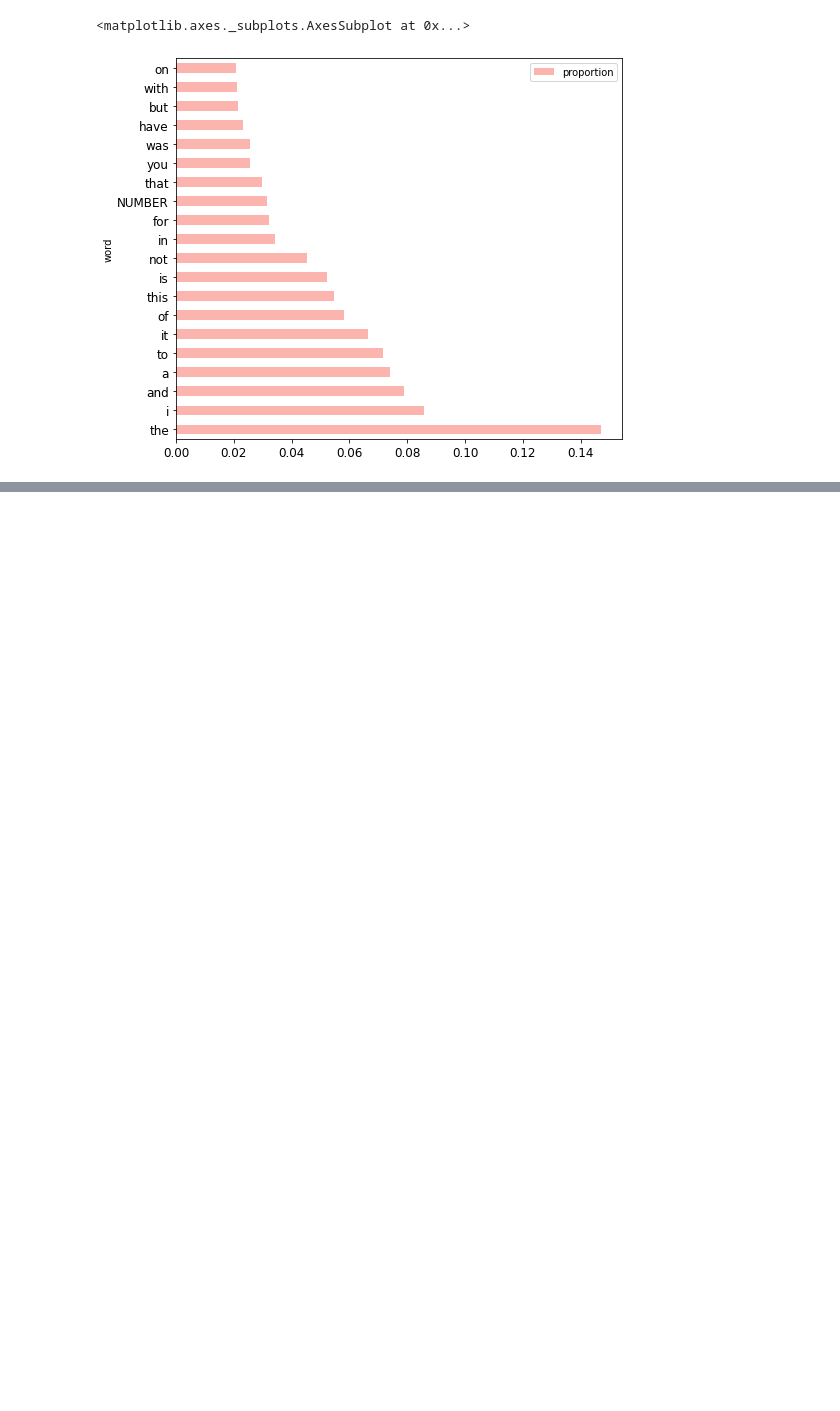
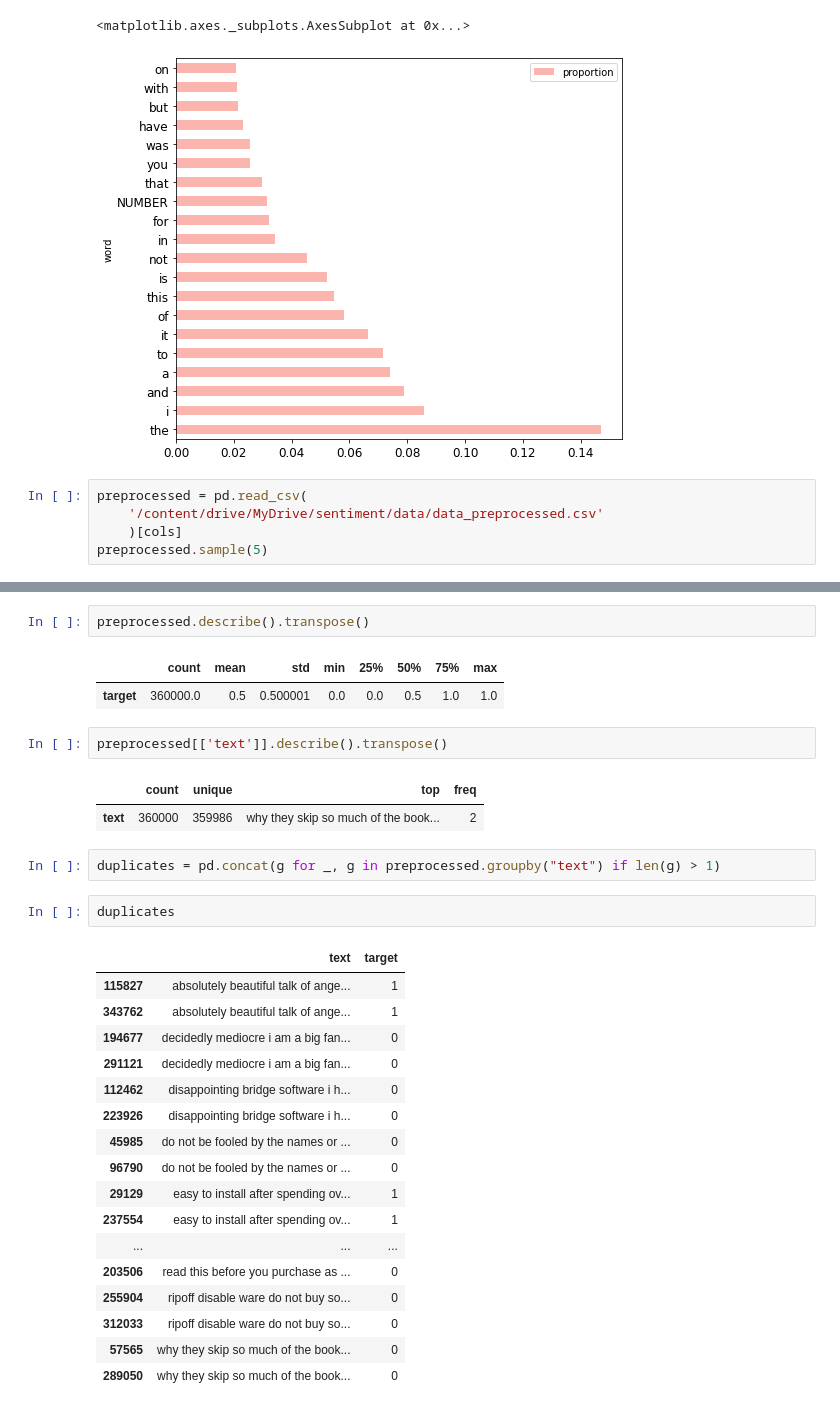
Before and after one commit to ppkgtmm/sentiment, a Jupyter notebook: EDA_amazon.ipynb, the cells around one changed output, grey strips where cells are left out. Cells and saved outputs as stored; diff of their text form; blank space fills up the shorter version.

```diff
--- a/EDA_amazon.ipynb
+++ b/EDA_amazon.ipynb
@@ -263,3 +268,8 @@ count_df.plot(kind='barh', x='word', y='proportion', rot=0, \
 # %% [output]
 <matplotlib.axes._subplots.AxesSubplot at 0x...>
 [figure]
+# %%
+preprocessed = pd.read_csv(
+    '/content/drive/MyDrive/sentiment/data/data_preprocessed.csv'
+    )[cols]
+preprocessed.sample(5)
@@ -265,0 +283,32 @@ count_df.plot(kind='barh', x='word', y='proportion', rot=0, \
+# %%
+preprocessed.describe().transpose()
+# %% [output]
+|  | count | mean | std | min | 25% | 50% | 75% | max |
+| target | 360000.0 | 0.5 | 0.500001 | 0.0 | 0.0 | 0.5 | 1.0 | 1.0 |
+# %%
+preprocessed[['text']].describe().transpose()
+# %% [output]
+|  | count | unique | top | freq |
+| text | 360000 | 359986 | why they skip so much of the book... | 2 |
+# %%
+duplicates = pd.concat(g for _, g in preprocessed.groupby("text") if len(g) > 1)
+# %%
+duplicates
+# %% [output]
+|  | text | target |
+| 115827 | absolutely beautiful talk of ange... | 1 |
+| 343762 | absolutely beautiful talk of ange... | 1 |
+| 194677 | decidedly mediocre i am a big fan... | 0 |
+| 291121 | decidedly mediocre i am a big fan... | 0 |
+| 112462 | disappointing bridge software i h... | 0 |
+| 223926 | disappointing bridge software i h... | 0 |
+| 45985 | do not be fooled by the names or ... | 0 |
+| 96790 | do not be fooled by the names or ... | 0 |
+| 29129 | easy to install after spending ov... | 1 |
+| 237554 | easy to install after spending ov... | 1 |
+| ... | ... | ... |
+| 203506 | read this before you purchase as ... | 0 |
+| 255904 | ripoff disable ware do not buy so... | 0 |
+| 312033 | ripoff disable ware do not buy so... | 0 |
+| 57565 | why they skip so much of the book... | 0 |
+| 289050 | why they skip so much of the book... | 0 |
```
Also changed, not shown: parts of 4 cells of this notebook.
